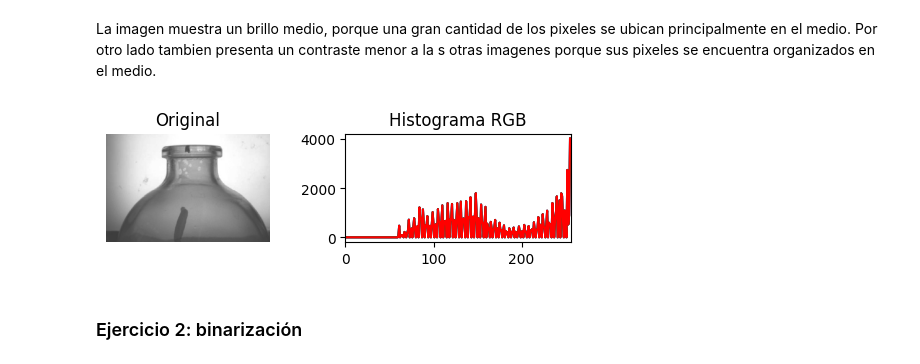
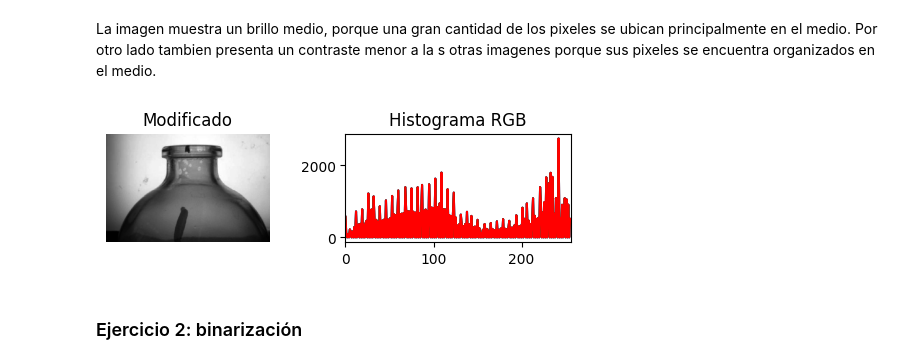
Before and after one commit to cae1000/Trabajos-Vision, a Jupyter notebook: Laboratorio 1/Practica_Lab1.ipynb, the cells around one changed output. Cells and saved outputs as stored; diff of their text form; code cells hidden in the pictures.

Commit message:
transformaciones

```diff
--- a/Laboratorio 1/Practica_Lab1.ipynb
+++ b/Laboratorio 1/Practica_Lab1.ipynb
@@ -77,3 +77,40 @@ for i, c in enumerate(colors):
     plt.xlim([0,256])
 # %% [output]
 [figure]
+# %%
+brillo= 100
+contraste=0.25
+adjustado = cv2.addWeighted( robots, contraste, robots, 0, brillo)
+
+# display the output image
+histRGB = cv2.calcHist([adjustado], [0], None, [256], [0, 256])
+
+plt.subplot(3,2,1)
+plt.title("Modificada")
+plt.imshow(adjustado[:,:,::-1])
+plt.axis('off')
+
+#Histograma original
+plt.subplot(3,2,2)
+plt.title("Histograma RGB")
+
+for i, c in enumerate(colors):
+    histRGB = cv2.calcHist([adjustado], [i], None, [256], [0, 256])
+    plt.plot(histRGB, color = c)
+    plt.title('Histograma RGB')
+    plt.xlim([0,256])
+
+#Originales
+plt.subplot(3,2,3)
+plt.title("Original")
+plt.imshow(robots[:,:,::-1])
+plt.axis('off')
+
+#Histograma original
+plt.subplot(3,2,4)
+#plt.title("Histograma RGB")
+for i, c in enumerate(colors):
+    histRGB = cv2.calcHist([robots], [i], None, [256], [0, 256])
+    plt.plot(histRGB, color = c)
+    #plt.title('Histograma RGB')
+    plt.xlim([0,256])
@@ -106,28 +145,29 @@ for i, c in enumerate(colors):
 # %% [markdown]
 La imagen muestra un brillo medio, porque una gran cantidad de los pixeles se ubican principalmente en el medio. Por otro lado tambien presenta un contraste menor a la s otras imagenes porque sus pixeles se encuentra organizados en el medio.
 # %%
-brillo= 1
-contraste=1.4
+#Transformaciones de brillo y contraste.
+brillo= -80
+contraste=1.8
 adjustado = cv2.addWeighted( botellamarcada_parcial, contraste, botellamarcada_parcial, 0, brillo)
 
 # display the output image
 histRGB = cv2.calcHist([adjustado], [0], None, [256], [0, 256])
 
 plt.subplot(3,2,1)
-plt.title("Original")
+plt.title("Modificado")
 plt.imshow(adjustado[:,:,::-1])
 plt.axis('off')
 
 #Histograma original
 plt.subplot(3,2,2)
 plt.title("Histograma RGB")
 
 for i, c in enumerate(colors):
     histRGB = cv2.calcHist([adjustado], [i], None, [256], [0, 256])
     plt.plot(histRGB, color = c)
     plt.title('Histograma RGB')
     plt.xlim([0,256])
 # %% [output]
-[figure, old version]
+[figure, new version]
 # %% [markdown]
 ### Ejercicio 2: binarización
```
Also changed, not shown: parts of 4 cells of this notebook.
